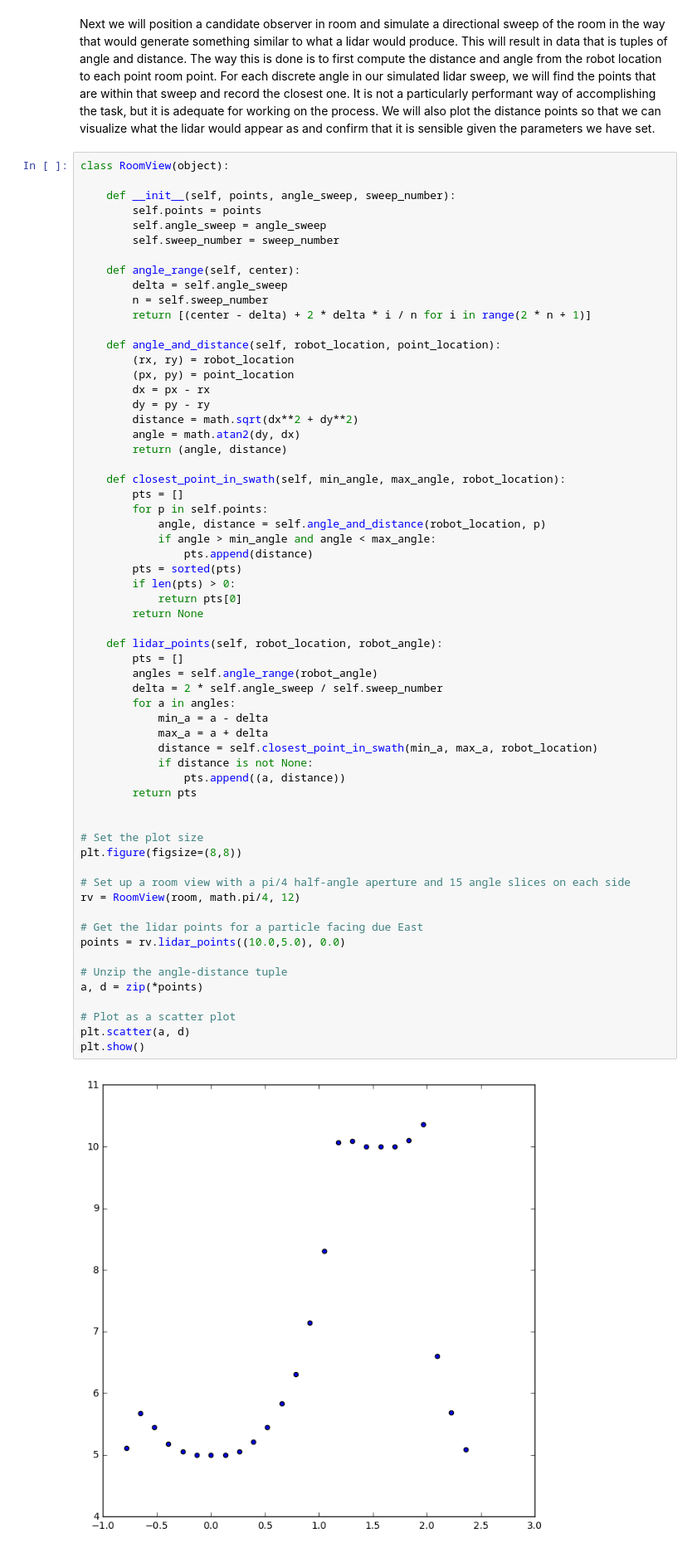
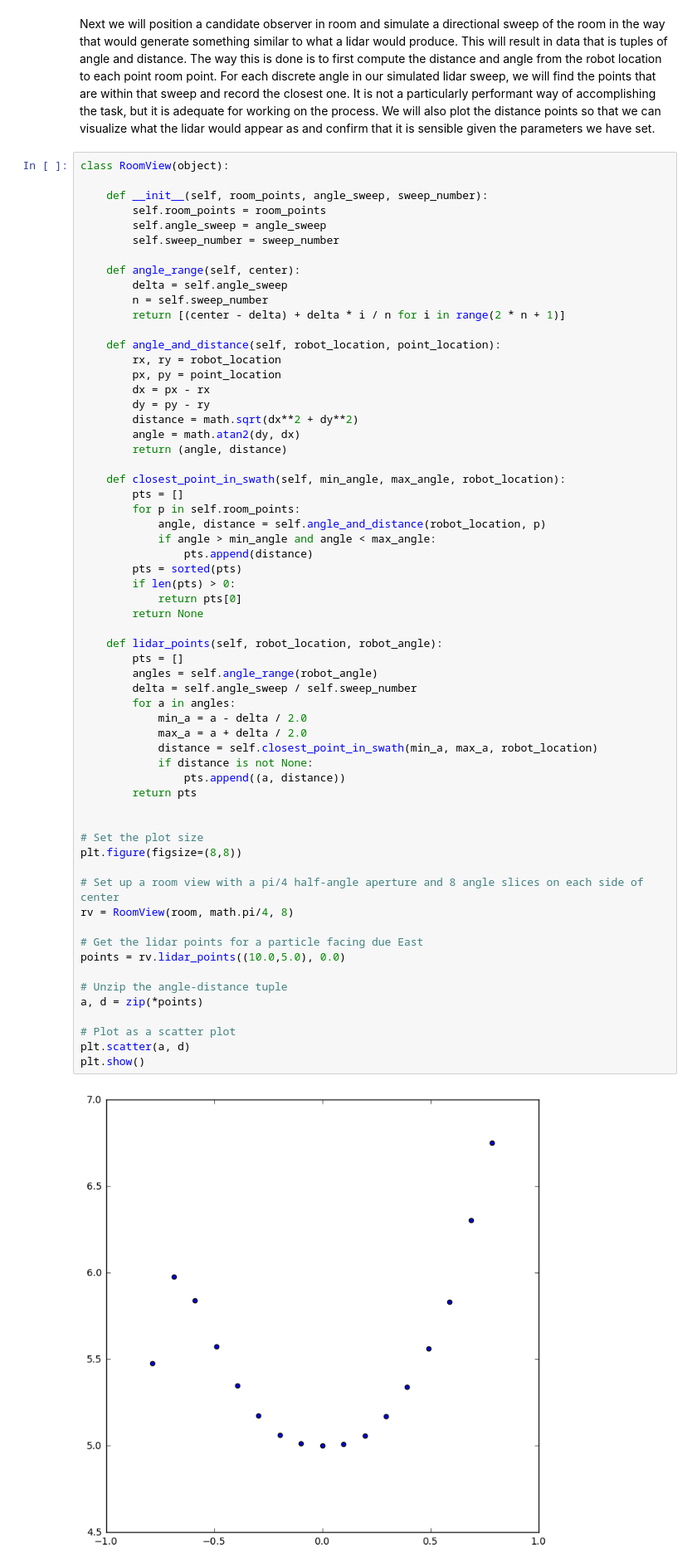
Before and after one commit to ColinShaw/python-lidar-simulator-particle-filter, a Jupyter notebook: jupyter/LidarParticleFilter.ipynb, the cells around one changed output. Shown at 83% size. Drawn from its saved outputs; the diff is of its cells as text.

```diff
--- a/jupyter/LidarParticleFilter.ipynb
+++ b/jupyter/LidarParticleFilter.ipynb
@@ -62,19 +63,19 @@ Next we will position a candidate observer in room and simulate a directional sw
 # %%
 class RoomView(object):
 
-    def __init__(self, points, angle_sweep, sweep_number):
-        self.points = points
+    def __init__(self, room_points, angle_sweep, sweep_number):
+        self.room_points = room_points
         self.angle_sweep = angle_sweep
         self.sweep_number = sweep_number
 
     def angle_range(self, center):
         delta = self.angle_sweep
         n = self.sweep_number
-        return [(center - delta) + 2 * delta * i / n for i in range(2 * n + 1)]
+        return [(center - delta) + delta * i / n for i in range(2 * n + 1)]
 
     def angle_and_distance(self, robot_location, point_location):
-        (rx, ry) = robot_location
-        (px, py) = point_location
+        rx, ry = robot_location
+        px, py = point_location
         dx = px - rx
         dy = py - ry
         distance = math.sqrt(dx**2 + dy**2)
@@ -83,42 +84,42 @@ class RoomView(object):
 
     def closest_point_in_swath(self, min_angle, max_angle, robot_location):
         pts = []
-        for p in self.points:
+        for p in self.room_points:
             angle, distance = self.angle_and_distance(robot_location, p)
             if angle > min_angle and angle < max_angle:
                 pts.append(distance)
         pts = sorted(pts)
         if len(pts) > 0:
             return pts[0]
         return None
 
     def lidar_points(self, robot_location, robot_angle):
         pts = []
         angles = self.angle_range(robot_angle)
-        delta = 2 * self.angle_sweep / self.sweep_number
+        delta = self.angle_sweep / self.sweep_number
         for a in angles:
-            min_a = a - delta
-            max_a = a + delta
+            min_a = a - delta / 2.0
+            max_a = a + delta / 2.0
             distance = self.closest_point_in_swath(min_a, max_a, robot_location)
             if distance is not None:
                 pts.append((a, distance))
         return pts
 
 
 # Set the plot size
 plt.figure(figsize=(8,8))
 
-# Set up a room view with a pi/4 half-angle aperture and 15 angle slices on each side
-rv = RoomView(room, math.pi/4, 12)
+# Set up a room view with a pi/4 half-angle aperture and 8 angle slices on each side of center
+rv = RoomView(room, math.pi/4, 8)
 
 # Get the lidar points for a particle facing due East
 points = rv.lidar_points((10.0,5.0), 0.0)
 
 # Unzip the angle-distance tuple
 a, d = zip(*points)
 
 # Plot as a scatter plot
 plt.scatter(a, d)
 plt.show()
 # %% [output]
-[figure, old version]
+[figure, new version]
```
Also changed, not shown: parts of 8 cells of this notebook.
